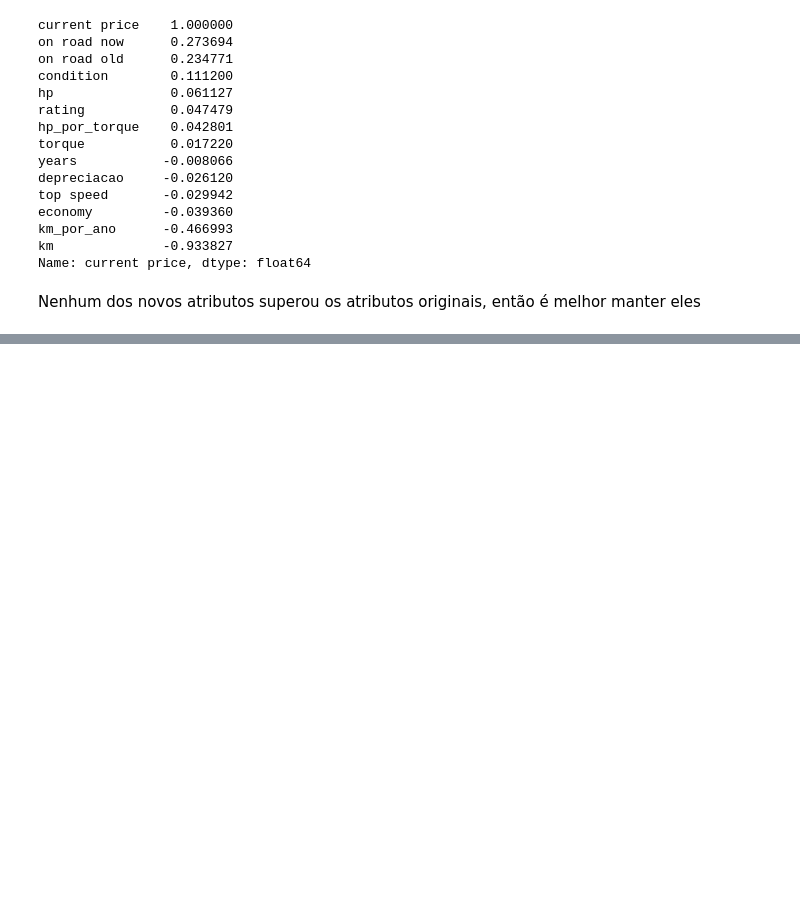
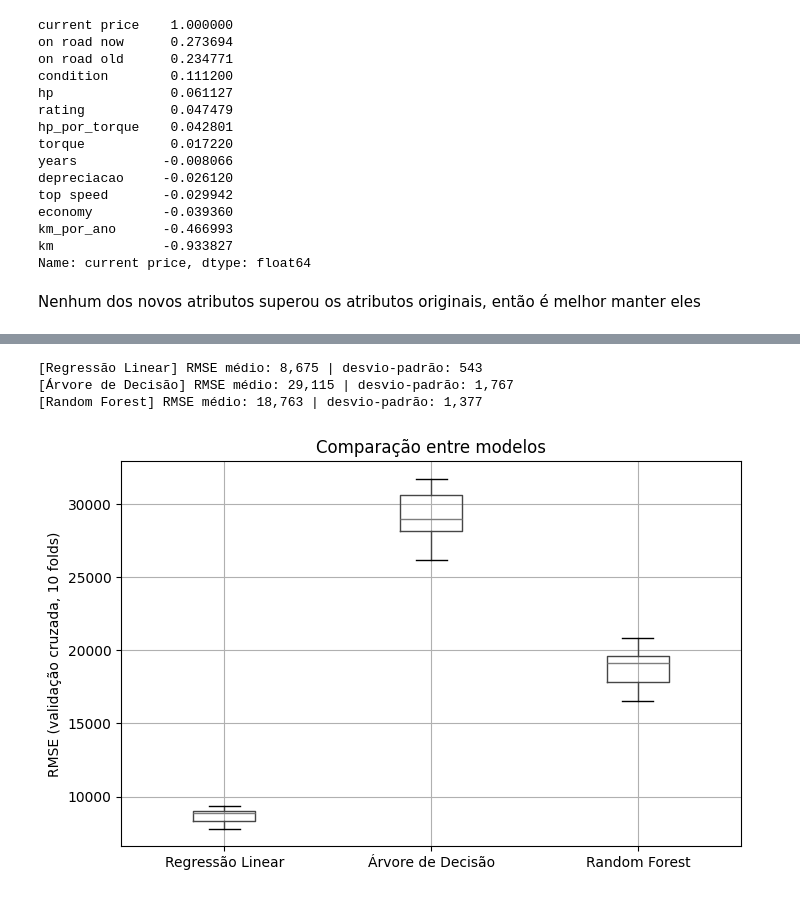
Before and after one commit to Lucas-O-S/N1B1-Regressao, a Jupyter notebook: N1_Grupo_6_IA.ipynb, the cells around one changed output, grey strips where cells are left out. Saved outputs shown, nothing was run; the diff lists cells and outputs as text; code cells hidden in the pictures; blank space fills up the shorter version.

```diff
--- a/N1_Grupo_6_IA.ipynb
+++ b/N1_Grupo_6_IA.ipynb
@@ -238,0 +247,36 @@ print(X_train_prepared.shape)
+# %%
+from sklearn.linear_model import LinearRegression
+from sklearn.tree import DecisionTreeRegressor
+from sklearn.ensemble import RandomForestRegressor
+from sklearn.model_selection import cross_val_score #função que faz a validação cruzada
+
+modelos = {
+    "Regressão Linear": LinearRegression(), #Ajusta uma reta tentando diminuir o erro quadrático
+    "Árvore de Decisão": DecisionTreeRegressor(random_state=RANDOM_STATE), #sequecia de if/else que divide os dados,captura relações não lineares, porem pode ter overfitting
+    "Random Forest": RandomForestRegressor(n_estimators=100, random_state=RANDOM_STATE, n_jobs=-1), #treina 100 arvores de decisão diferentes e tira a média das previsões delas
+    #n_jobs=-1 significa que usa todos os núcleos da CPU disponiveis para treinar mais rápido as arvores (em paralelo)
+}
+
+resultados = {}
+for nome, modelo in modelos.items(): #percorre os itens, devolvendo os pares de nome e modelo
+    #coração da validação cruzada
+    scores = cross_val_score(modelo, X_train_prepared, y_train,
+                              scoring='neg_mean_squared_error', cv=10) #o valor de cv significa o numero em que se divide as 800 amostras, no caso, 10 partes
+                              #neg_mean_squared_error calcula em cada rodada mas em negativo
+                              #a biblioteca sempre tenta maximizar a métrica de pontuação,o MSE é o erro equanto menor, melhor
+                              # ele inverte o sinal para poder tratar "menos negativo" como "melhor".
+    rmse_scores = np.sqrt(-scores) #o scores retorna 10 valores e o "-" inverte o valor voltando a ser positivo
+    resultados[nome] = rmse_scores
+    print(f"[{nome}] RMSE médio: {rmse_scores.mean():,.0f} | desvio-padrão: {rmse_scores.std():,.0f}")
+                          # o quanto o valor varia de fold a fold indica estabiliadade
+                          #:,.0f sem casas decimais
+
+pd.DataFrame(resultados).boxplot(figsize=(8, 5)) #devolve um boxplot por coluna, uma por modelo
+plt.ylabel("RMSE (validação cruzada, 10 folds)")
+plt.title("Comparação entre modelos")
+plt.show()
+# %% [output]
+[Regressão Linear] RMSE médio: 8,675 | desvio-padrão: 543
+[Árvore de Decisão] RMSE médio: 29,115 | desvio-padrão: 1,767
+[Random Forest] RMSE médio: 18,763 | desvio-padrão: 1,377
+[figure, added]
```
Also changed, not shown: parts of 9 cells of this notebook.
